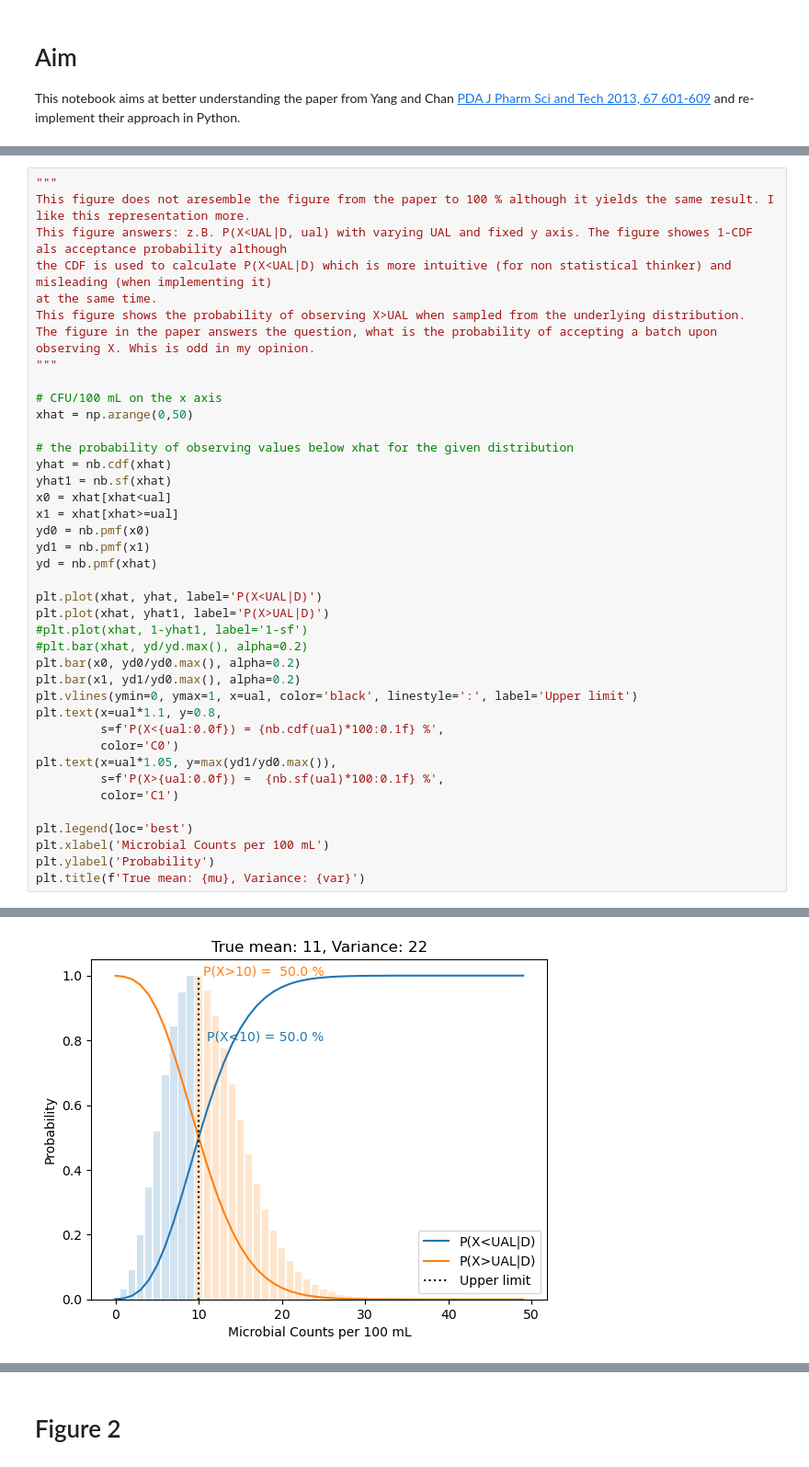
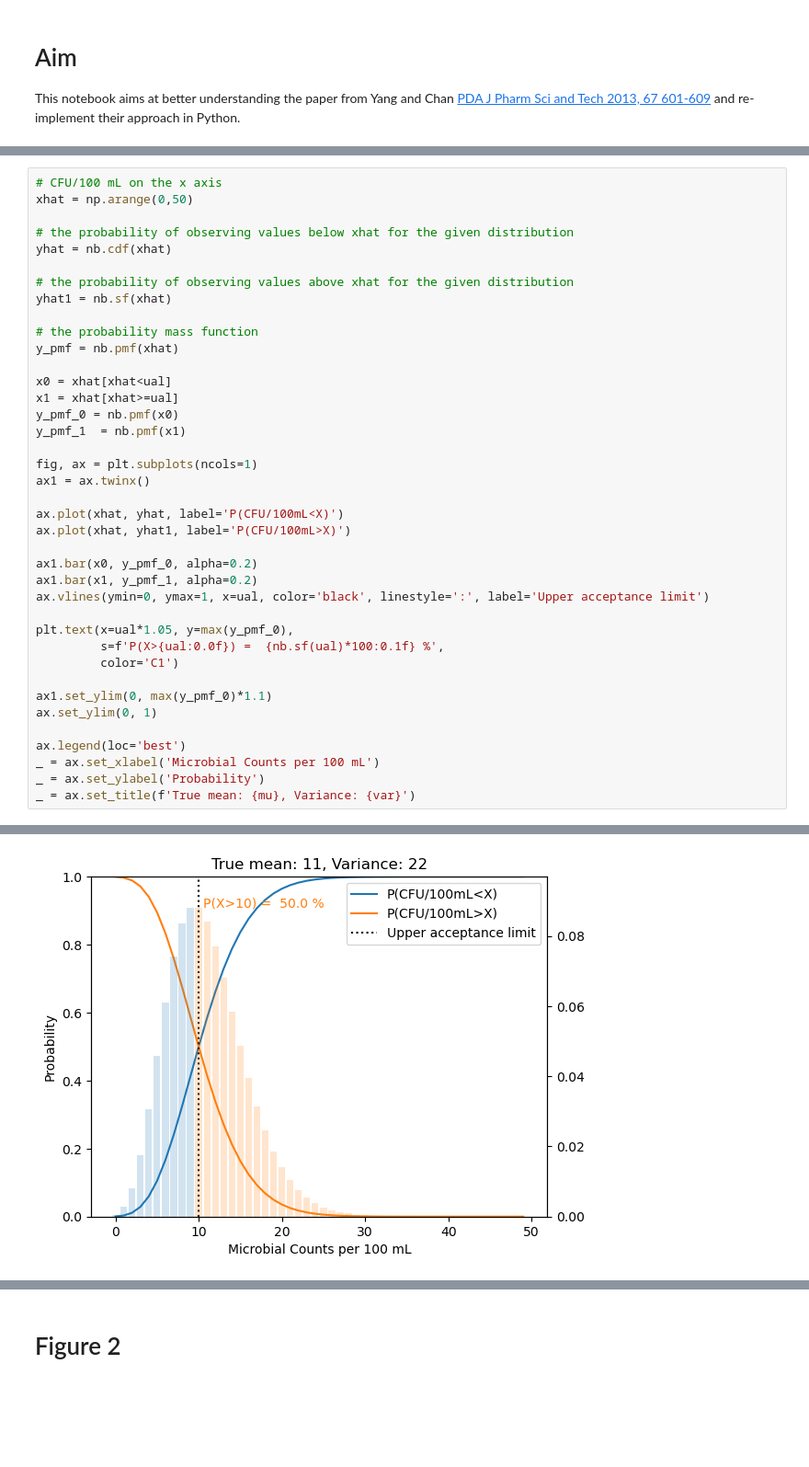
Before and after one commit to MoritzImendoerffer/bioburden_limits, a Jupyter notebook: yang_2013.ipynb, the cells around one changed output, grey strips where cells are left out. Shown at 92% size. Drawn from its saved outputs; the diff is of its cells as text; blank space fills up the shorter version.

```diff
--- a/yang_2013.ipynb
+++ b/yang_2013.ipynb
@@ -39,41 +63,40 @@ nb = stats.nbinom(n=n, p=p)
 # %%
-"""
-This figure does not aresemble the figure from the paper to 100 % although it yields the same result. I like this representation more.
-This figure answers: z.B. P(X<UAL|D, ual) with varying UAL and fixed y axis. The figure showes 1-CDF als acceptance probability although
-the CDF is used to calculate P(X<UAL|D) which is more intuitive (for non statistical thinker) and misleading (when implementing it)
-at the same time.
-This figure shows the probability of observing X>UAL when sampled from the underlying distribution.
-The figure in the paper answers the question, what is the probability of accepting a batch upon observing X. Whis is odd in my opinion.
-"""
-
 # CFU/100 mL on the x axis
 xhat = np.arange(0,50)
 
 # the probability of observing values below xhat for the given distribution
 yhat = nb.cdf(xhat)
+
+# the probability of observing values above xhat for the given distribution
 yhat1 = nb.sf(xhat)
+
+# the probability mass function
+y_pmf = nb.pmf(xhat)
+
 x0 = xhat[xhat<ual]
 x1 = xhat[xhat>=ual]
-yd0 = nb.pmf(x0)
-yd1 = nb.pmf(x1)
-yd = nb.pmf(xhat)
+y_pmf_0 = nb.pmf(x0)
+y_pmf_1  = nb.pmf(x1)
 
-plt.plot(xhat, yhat, label='P(X<UAL|D)')
-plt.plot(xhat, yhat1, label='P(X>UAL|D)')
-#plt.plot(xhat, 1-yhat1, label='1-sf')
-#plt.bar(xhat, yd/yd.max(), alpha=0.2)
-plt.bar(x0, yd0/yd0.max(), alpha=0.2)
-plt.bar(x1, yd1/yd0.max(), alpha=0.2)
-plt.vlines(ymin=0, ymax=1, x=ual, color='black', linestyle=':', label='Upper limit')
-plt.text(x=ual*1.1, y=0.8,
-         s=f'P(X<{ual:0.0f}) = {nb.cdf(ual)*100:0.1f} %',
-         color='C0')
-plt.text(x=ual*1.05, y=max(yd1/yd0.max()),
+fig, ax = plt.subplots(ncols=1)
+ax1 = ax.twinx()
+
+ax.plot(xhat, yhat, label='P(CFU/100mL<X)')
+ax.plot(xhat, yhat1, label='P(CFU/100mL>X)')
+
+ax1.bar(x0, y_pmf_0, alpha=0.2)
+ax1.bar(x1, y_pmf_1, alpha=0.2)
+ax.vlines(ymin=0, ymax=1, x=ual, color='black', linestyle=':', label='Upper acceptance limit')
+
+plt.text(x=ual*1.05, y=max(y_pmf_0),
          s=f'P(X>{ual:0.0f}) =  {nb.sf(ual)*100:0.1f} %',
          color='C1')
 
-plt.legend(loc='best')
-plt.xlabel('Microbial Counts per 100 mL')
-plt.ylabel('Probability')
-plt.title(f'True mean: {mu}, Variance: {var}')
+ax1.set_ylim(0, max(y_pmf_0)*1.1)
+ax.set_ylim(0, 1)
+
+ax.legend(loc='best')
+_ = ax.set_xlabel('Microbial Counts per 100 mL')
+_ = ax.set_ylabel('Probability')
+_ = ax.set_title(f'True mean: {mu}, Variance: {var}')
 # %% [output]
@@ -82 +103 @@ Text(0.5, 1.0, 'True mean: 11, Variance: 22')
-[figure, old version]
+[figure, new version]
```
Also changed, not shown: parts of 15 cells of this notebook.
